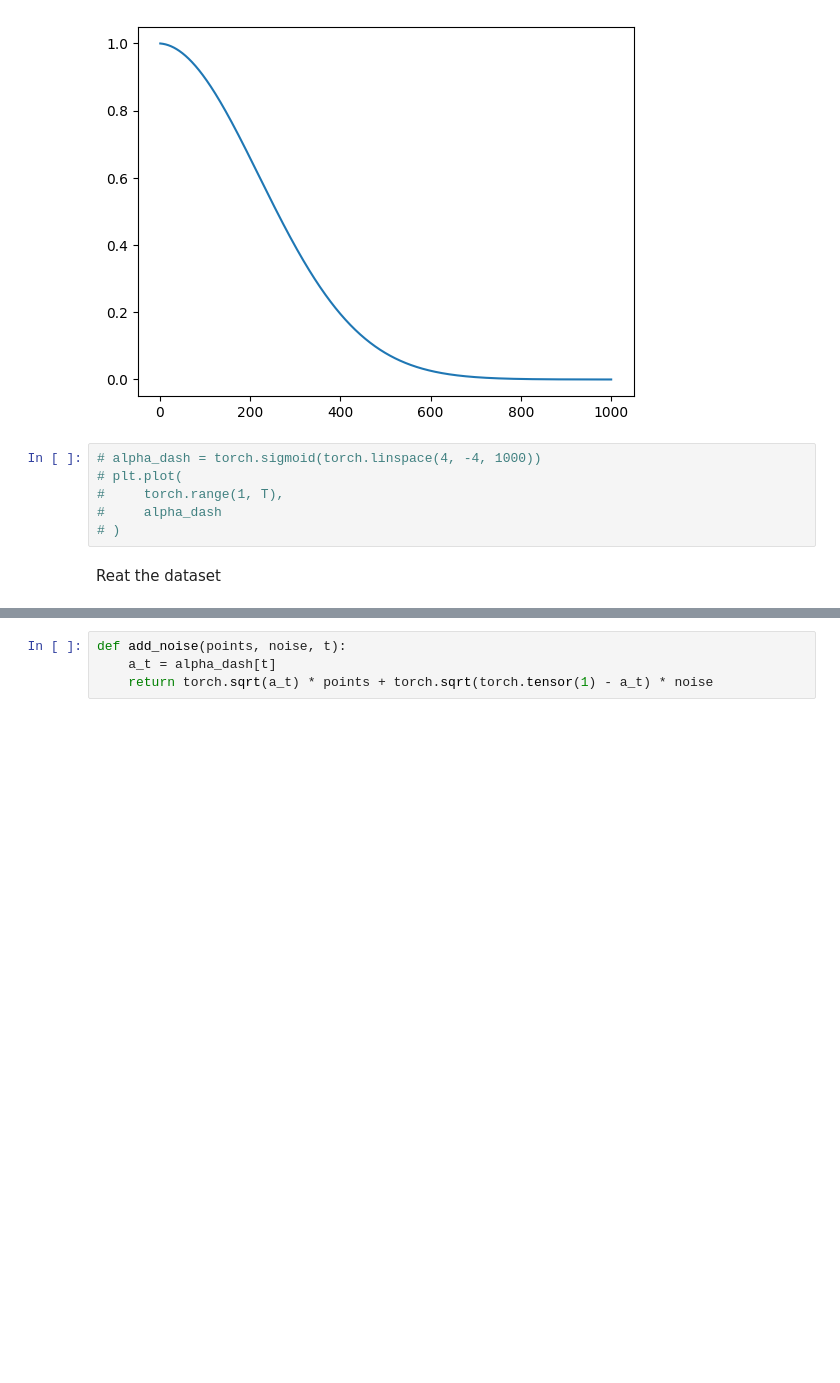
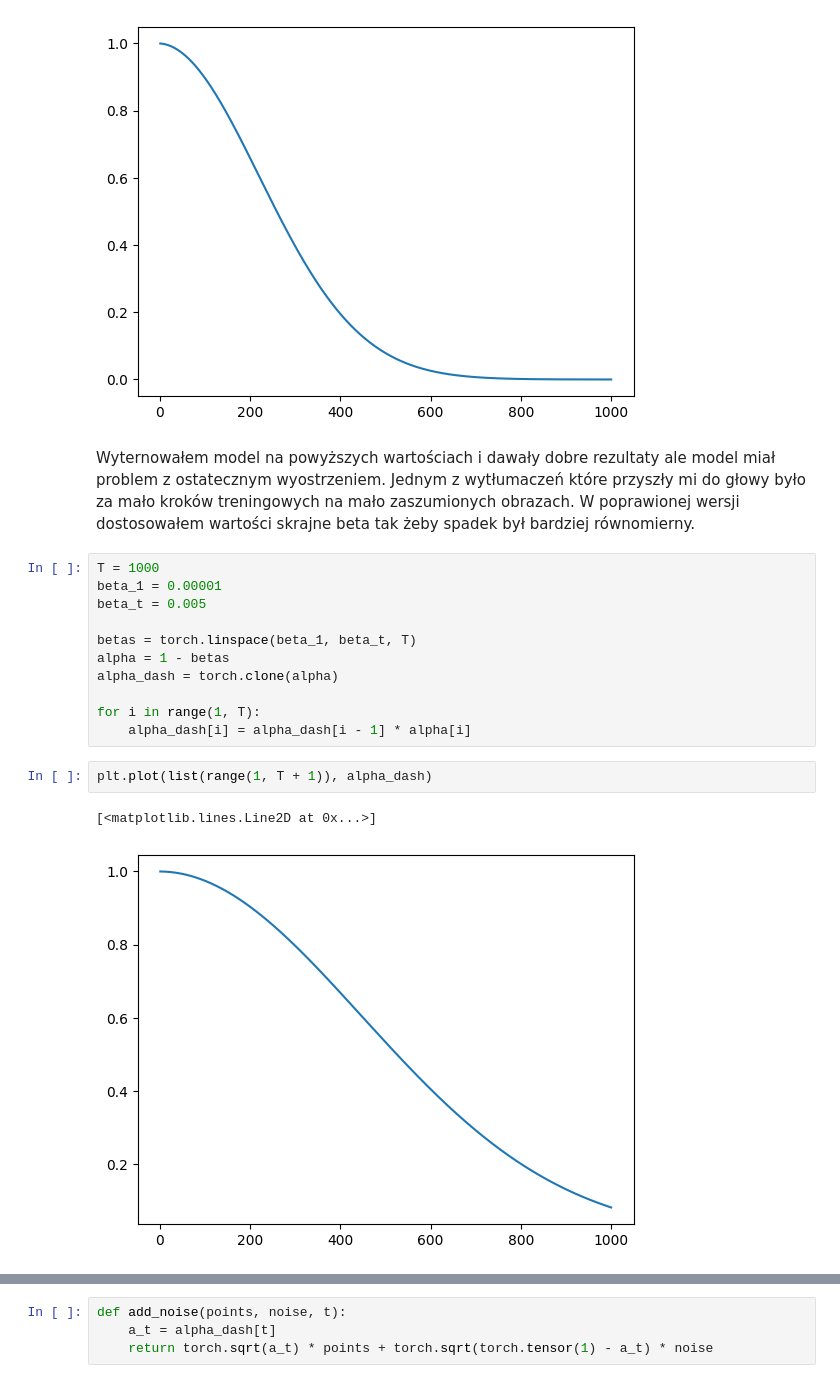
Before and after one commit to BlazejNowicki/obrazy, a Jupyter notebook: lab5/lab5.ipynb, the cells around one changed output, grey strips where cells are left out. Cells and saved outputs as stored; diff of their text form; blank space fills up the shorter version.

```diff
--- a/lab5/lab5.ipynb
+++ b/lab5/lab5.ipynb
@@ -25,11 +27,21 @@ plt.plot(list(range(1, T + 1)), alpha_dash)
 # %% [output]
 [<matplotlib.lines.Line2D at 0x...>]
 [figure]
-# %%
-# alpha_dash = torch.sigmoid(torch.linspace(4, -4, 1000))
-# plt.plot(
-#     torch.range(1, T),
-#     alpha_dash
-# )
-# %% [markdown]
-Reat the dataset
+# %% [markdown]
+Wyternowałem model na powyższych wartościach i dawały dobre rezultaty ale model miał problem z ostatecznym wyostrzeniem. Jednym z wytłumaczeń które przyszły mi do głowy było za mało kroków treningowych na mało zaszumionych obrazach. W poprawionej wersji dostosowałem wartości skrajne beta tak żeby spadek był bardziej równomierny.
+# %%
+T = 1000
+beta_1 = 0.00001
+beta_t = 0.005
+
+betas = torch.linspace(beta_1, beta_t, T)
+alpha = 1 - betas
+alpha_dash = torch.clone(alpha)
+
+for i in range(1, T):
+    alpha_dash[i] = alpha_dash[i - 1] * alpha[i]
+# %%
+plt.plot(list(range(1, T + 1)), alpha_dash)
+# %% [output]
+[<matplotlib.lines.Line2D at 0x...>]
+[figure, added]
```
Also changed, not shown: parts of 23 cells of this notebook, 1 other file.
